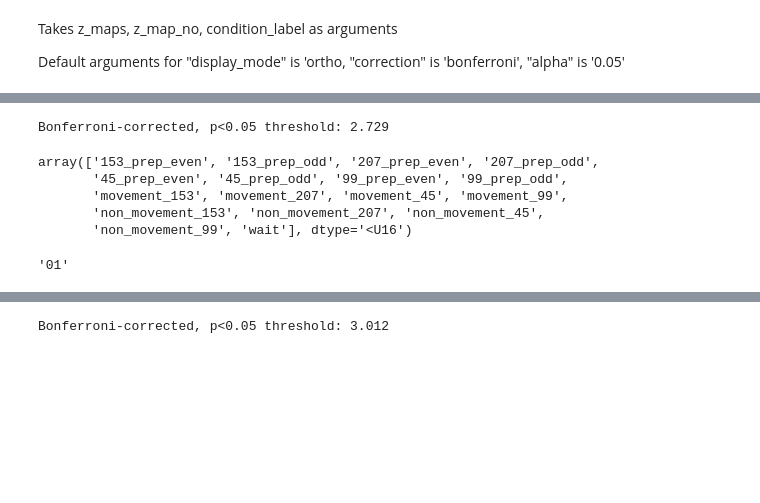
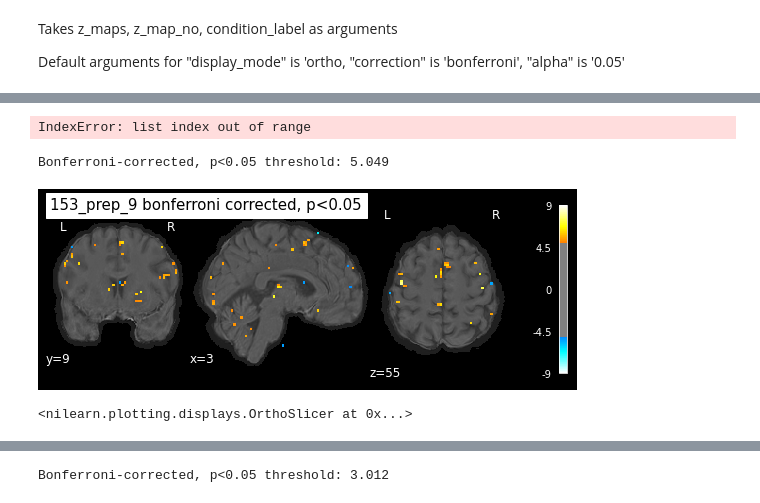
Before and after one commit to tejas-savalia/fmri_project, a Jupyter notebook: glm_analyses.ipynb, the cells around one changed output, grey strips where cells are left out. Cells and saved outputs as stored; diff of their text form; code cells hidden in the pictures; blank space fills up the shorter version.

Commit message:
Multiple subjects MVPA, updated bb plots

```diff
--- a/glm_analyses.ipynb
+++ b/glm_analyses.ipynb
@@ -18,7 +18,7 @@ import seaborn as sns
 # %% [markdown]
 ## Extract fmri and mask files
 # %%
-subject_id = '02'
+subject_id = '12'
 fmri_image = list()
 mask_image = list()
 for run in range(1, 11):
@@ -30,6 +30,7 @@ for run in range(1, 11):
     fmri_image.append(fmri_file)
     mask_file = f"data/derivatives/sub-{subject_id}/func/sub-{subject_id}_task-{task}_run-{run}_space-MNI152NLin2009cAsym_desc-brain_mask.nii.gz"
     mask_image.append(mask_file)
+anat_image = f"data/derivatives/sub-{subject_id}/anat/sub-{subject_id}_space-MNI152NLin2009cAsym_desc-preproc_T1w.nii.gz"
 # %% [markdown]
 ## Extract Events function
 # %%
@@ -65,8 +66,6 @@ def get_events_file(subject_id, run):
     #events = sorted_ev.sort_index()
 
     return events
-# %%
-events = get_events_file('02', 1)
 # %% [markdown]
 ## Fit glm function
 Takes subject id and run number as parameters.
@@ -144,7 +143,7 @@ def plot_contrast_maps(z_maps, z_map_no, condition_label, display_mode = 'ortho'
         z_maps[z_map_no], alpha= alpha, height_control=correction)
     print('Bonferroni-corrected, p<0.05 threshold: %.3f' % threshold)
 
-    plot_map = plot_stat_map(z_maps[z_map_no], threshold = threshold,
+    plot_map = plot_stat_map(z_maps[z_map_no], threshold = threshold, bg_img = anat_image,
                              black_bg=True, display_mode=display_mode, draw_cross=False,
                              title = condition_label[z_map_no] + ' '+ correction + ' corrected, p<0.05',
                              output_file = output_file
@@ -201,20 +200,12 @@ run done:  10
 # %%
-z, l, s = compute_no_diff_contrasts(glms, 1)
+z, l, s = compute_no_diff_contrasts(glms, 2)
 # %%
 z_pw, l_pw = get_prep_minus_wait_contrasts(design_matrices, glms)
+# %% [output]
+IndexError: list index out of range
-# %%
-plot_contrast_maps(z_pw, 1, l_pw, correction='fdr', output_file='plots_for_bb/prep_minus_wait_rot_fdr.png')
-# %% [output]
-Bonferroni-corrected, p<0.05 threshold: 2.729
-# %%
-np.sort(l)
-# %% [output]
-array(['153_prep_even', '153_prep_odd', '207_prep_even', '207_prep_odd',
-       '45_prep_even', '45_prep_odd', '99_prep_even', '99_prep_odd',
-       'movement_153', 'movement_207', 'movement_45', 'movement_99',
-       'non_movement_153', 'non_movement_207', 'non_movement_45',
-       'non_movement_99', 'wait'], dtype='<U16')
-# %%
-subject_id
-# %% [output]
-'01'
+# %%
+plot_contrast_maps(z, 10, l, correction='bonferroni')
+# %% [output]
+Bonferroni-corrected, p<0.05 threshold: 5.049
+[figure, added]
+<nilearn.plotting.displays.OrthoSlicer at 0x...>
```
Also changed, not shown: parts of 3 cells of this notebook, 11 other files.
